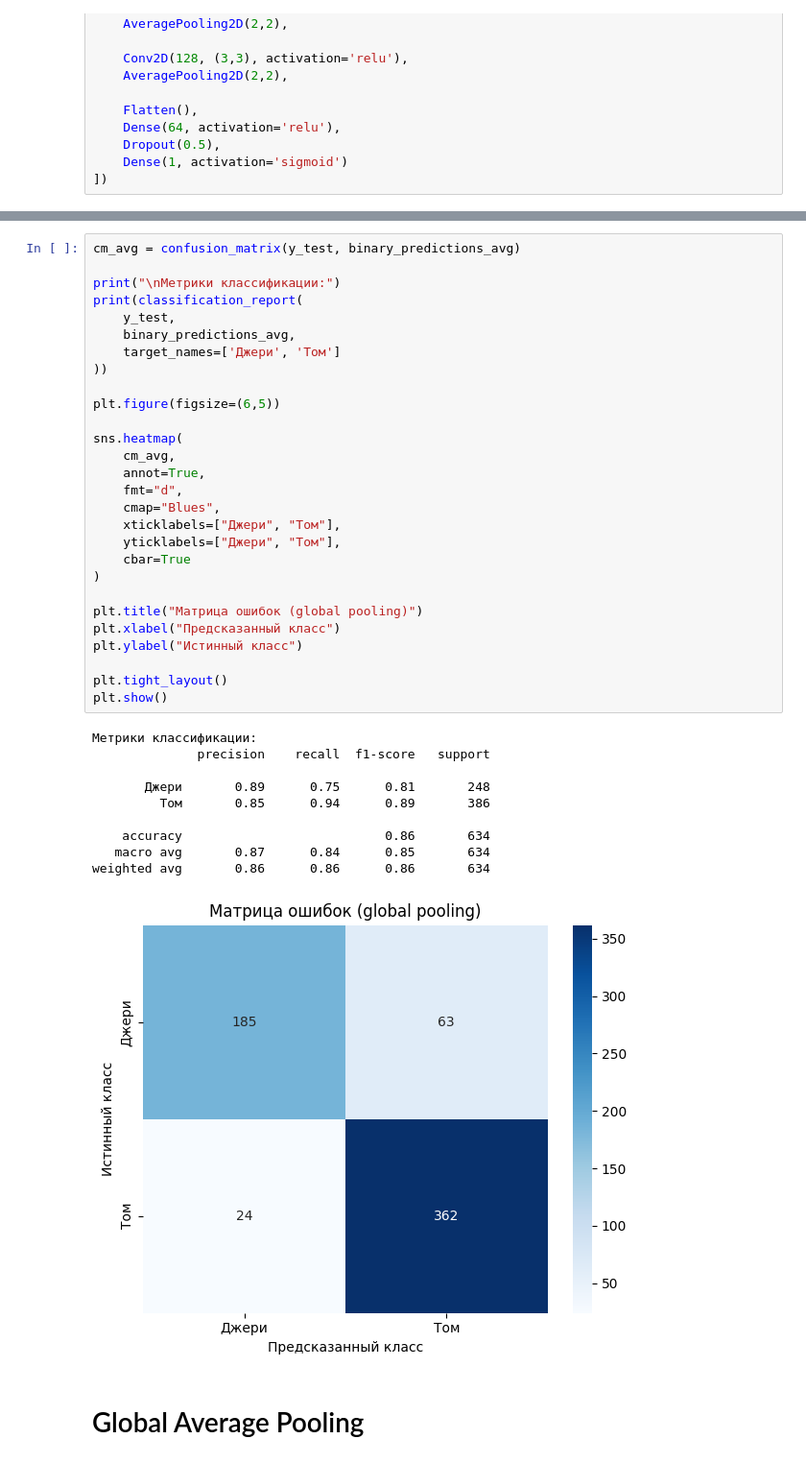
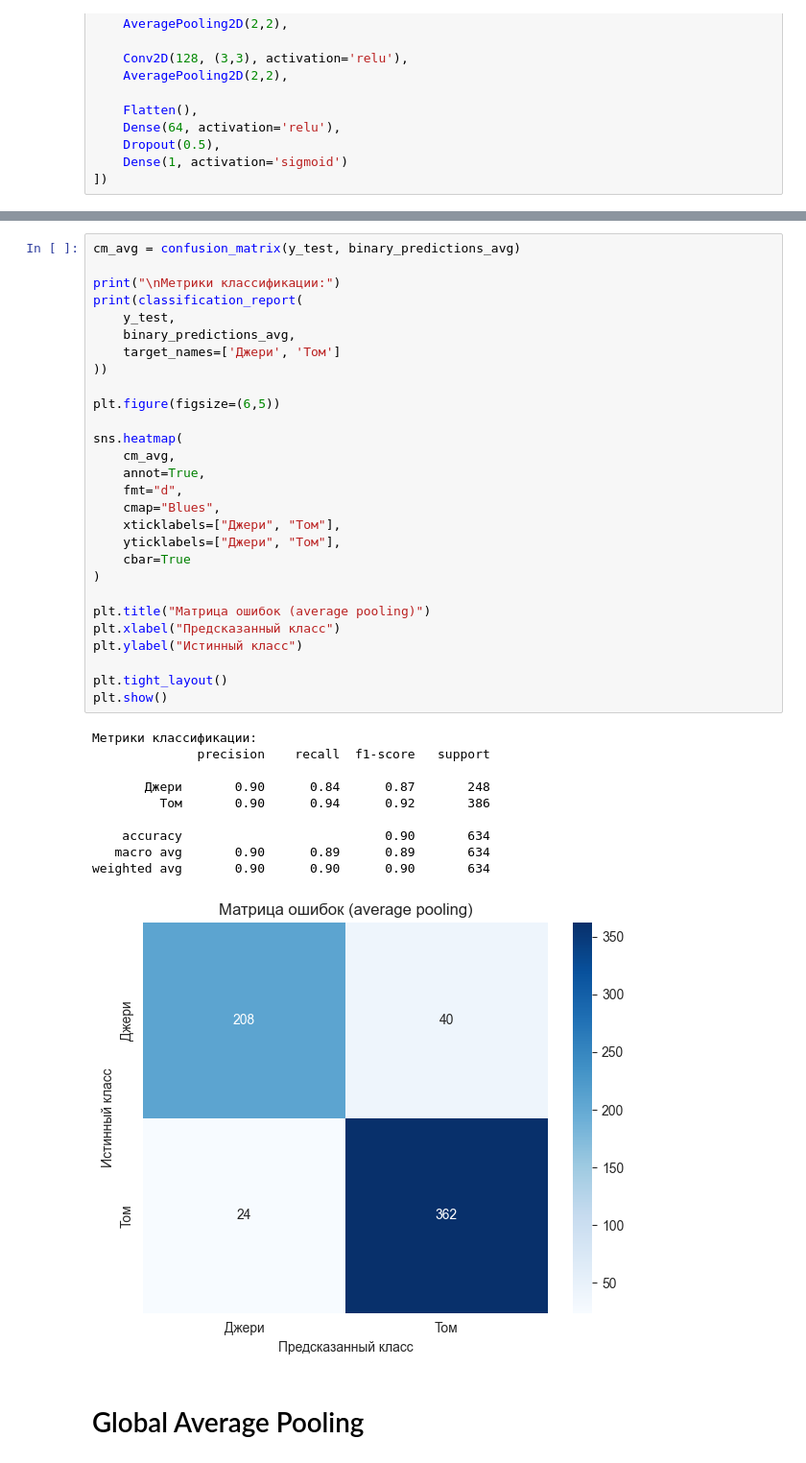
Before and after one commit to SavinskiVladimir/DeepNeuralNetworks, a Jupyter notebook: pooling(tom&jerry)/CNN_binary_classification.ipynb, the cells around one changed output, grey strips where cells are left out. Shown at 96% size. Saved outputs shown, nothing was run; the diff lists cells and outputs as text.

```diff
--- a/pooling(tom&jerry)/CNN_binary_classification.ipynb
+++ b/pooling(tom&jerry)/CNN_binary_classification.ipynb
@@ -237,40 +238,40 @@ cm_avg = confusion_matrix(y_test, binary_predictions_avg)
 
 print("\nМетрики классификации:")
 print(classification_report(
     y_test,
     binary_predictions_avg,
     target_names=['Джери', 'Том']
 ))
 
 plt.figure(figsize=(6,5))
 
 sns.heatmap(
     cm_avg,
     annot=True,
     fmt="d",
     cmap="Blues",
     xticklabels=["Джери", "Том"],
     yticklabels=["Джери", "Том"],
     cbar=True
 )
 
-plt.title("Матрица ошибок (global pooling)")
+plt.title("Матрица ошибок (average pooling)")
 plt.xlabel("Предсказанный класс")
 plt.ylabel("Истинный класс")
 
 plt.tight_layout()
 plt.show()
 # %% [output]
 Метрики классификации:
               precision    recall  f1-score   support
 
-       Джери       0.89      0.75      0.81       248
-         Том       0.85      0.94      0.89       386
+       Джери       0.90      0.84      0.87       248
+         Том       0.90      0.94      0.92       386
 
-    accuracy                           0.86       634
-   macro avg       0.87      0.84      0.85       634
-weighted avg       0.86      0.86      0.86       634
+    accuracy                           0.90       634
+   macro avg       0.90      0.89      0.89       634
+weighted avg       0.90      0.90      0.90       634
-[figure, old version]
+[figure, new version]
 # %% [markdown]
 # Global Average Pooling
 # %%
```
Also changed, not shown: parts of 16 cells of this notebook, 1 other file.
